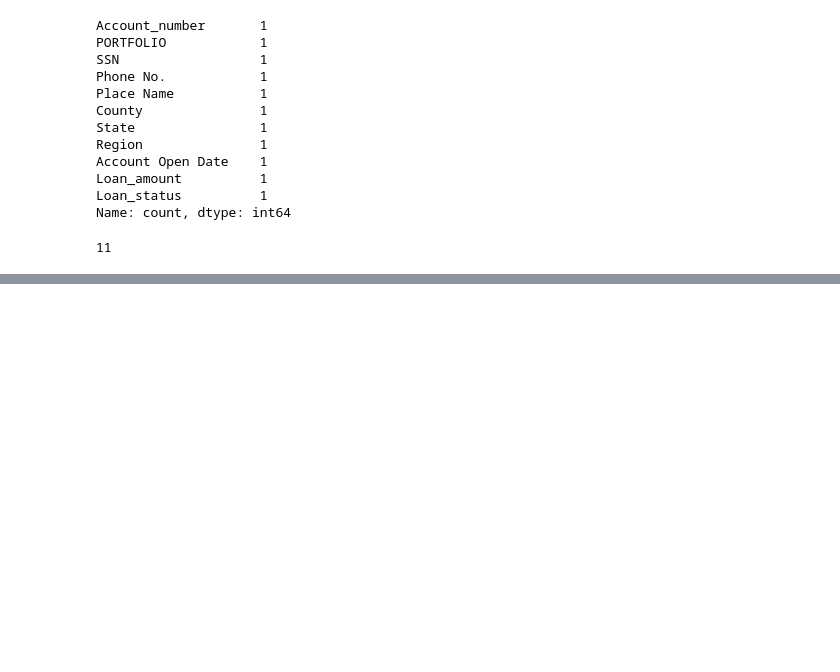
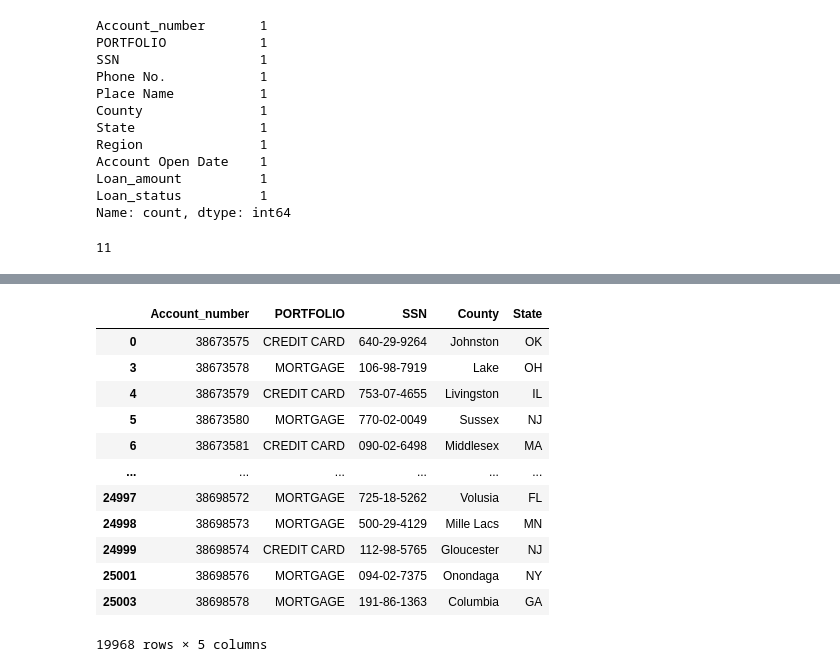
Before and after one commit to rramanswain2001/Python-code, a Jupyter notebook: data analysis with pandas.ipynb, the cells around one changed output, grey strips where cells are left out. Saved outputs shown, nothing was run; the diff lists cells and outputs as text; code cells hidden in the pictures; blank space fills up the shorter version.

```diff
--- a/data analysis with pandas.ipynb
+++ b/data analysis with pandas.ipynb
@@ -1087,0 +1144,18 @@ med_2026_v4.columns.size
+# %%
+list_vars=['Account_number','PORTFOLIO','SSN','County','State']
+med_2026_v5=med_2026[list_vars][med_2026['PORTFOLIO']!='PERSONAL LOAN']
+med_2026_v5
+# %% [output]
+|  | Account_number | PORTFOLIO | SSN | County | State |
+| 0 | 38673575 | CREDIT CARD | 640-29-9264 | Johnston | OK |
+| 3 | 38673578 | MORTGAGE | 106-98-7919 | Lake | OH |
+| 4 | 38673579 | CREDIT CARD | 753-07-4655 | Livingston | IL |
+| 5 | 38673580 | MORTGAGE | 770-02-0049 | Sussex | NJ |
+| 6 | 38673581 | CREDIT CARD | 090-02-6498 | Middlesex | MA |
+| ... | ... | ... | ... | ... | ... |
+| 24997 | 38698572 | MORTGAGE | 725-18-5262 | Volusia | FL |
+| 24998 | 38698573 | MORTGAGE | 500-29-4129 | Mille Lacs | MN |
+| 24999 | 38698574 | CREDIT CARD | 112-98-5765 | Gloucester | NJ |
+| 25001 | 38698576 | MORTGAGE | 094-02-7375 | Onondaga | NY |
+| 25003 | 38698578 | MORTGAGE | 191-86-1363 | Columbia | GA |
+19968 rows × 5 columns
```
Also changed, not shown: parts of 11 cells of this notebook.
